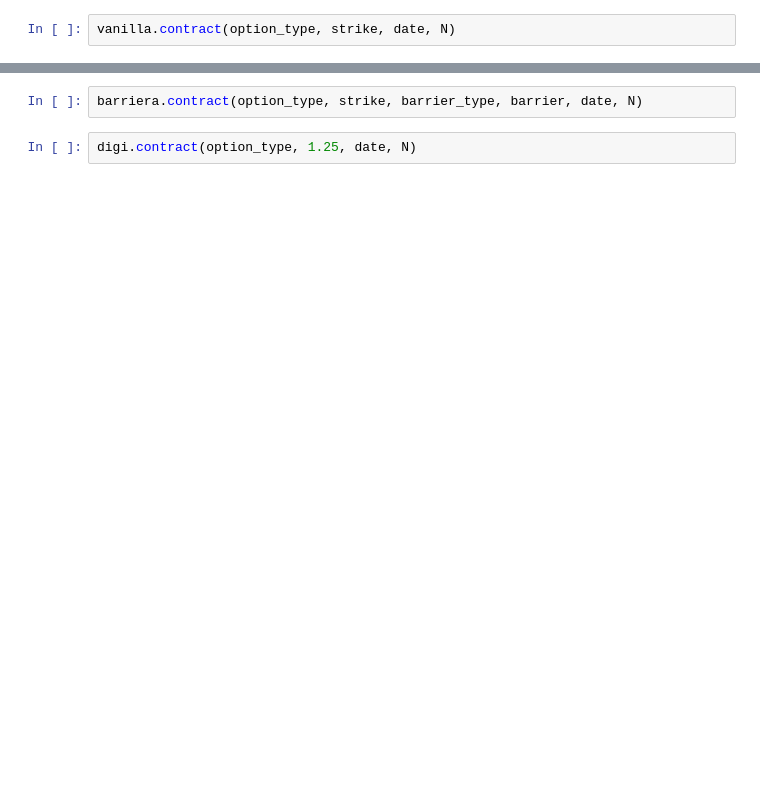
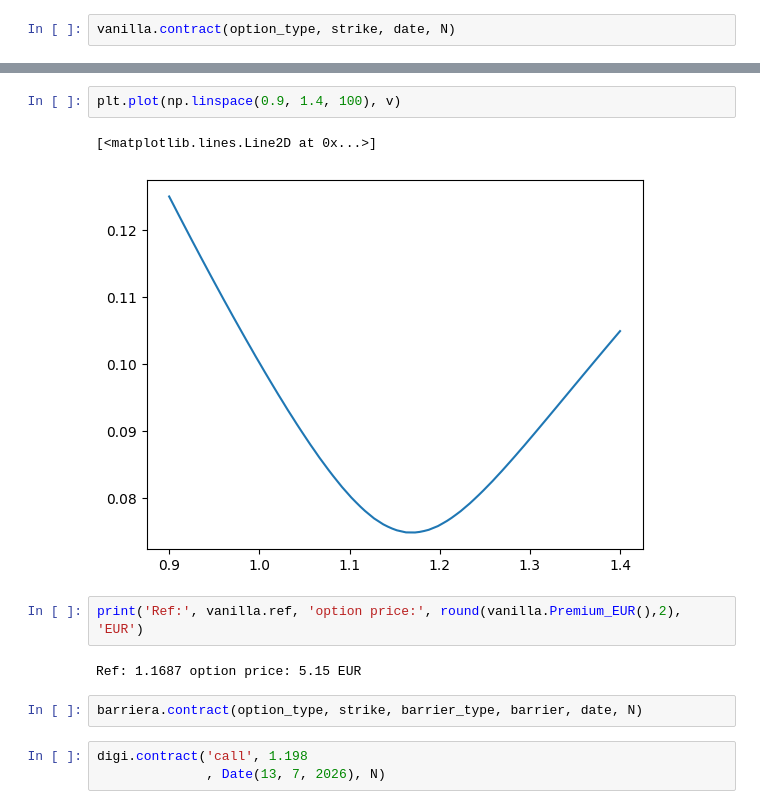
Before and after one commit to federicorug/FX, a Jupyter notebook: test.ipynb, the cells around one changed output, grey strips where cells are left out. Saved outputs shown, nothing was run; the diff lists cells and outputs as text; blank space fills up the shorter version.

```diff
--- a/test.ipynb
+++ b/test.ipynb
@@ -20,7 +35,17 @@ vanilla.contract(option_type, strike, date, N)
+# %%
+plt.plot(np.linspace(0.9, 1.4, 100), v)
+# %% [output]
+[<matplotlib.lines.Line2D at 0x...>]
+[figure, added]
+# %%
+print('Ref:', vanilla.ref, 'option price:', round(vanilla.Premium_EUR(),2), 'EUR')
+# %% [output]
+Ref: 1.1687 option price: 5.15 EUR
 # %%
 barriera.contract(option_type, strike, barrier_type, barrier, date, N)
 # %%
-digi.contract(option_type, 1.25, date, N)
+digi.contract('call', 1.198
+              , Date(13, 7, 2026), N)
 # %%
 print('Ref:', vanilla.ref, 'option price:', round(vanilla.Premium_EUR(),2), 'EUR')
 print('Ref:', barriera.ref, 'option price:', round(barriera.Premium_EUR(),2), 'EUR')
```
Also changed, not shown: parts of 27 cells of this notebook, 3 other files.
